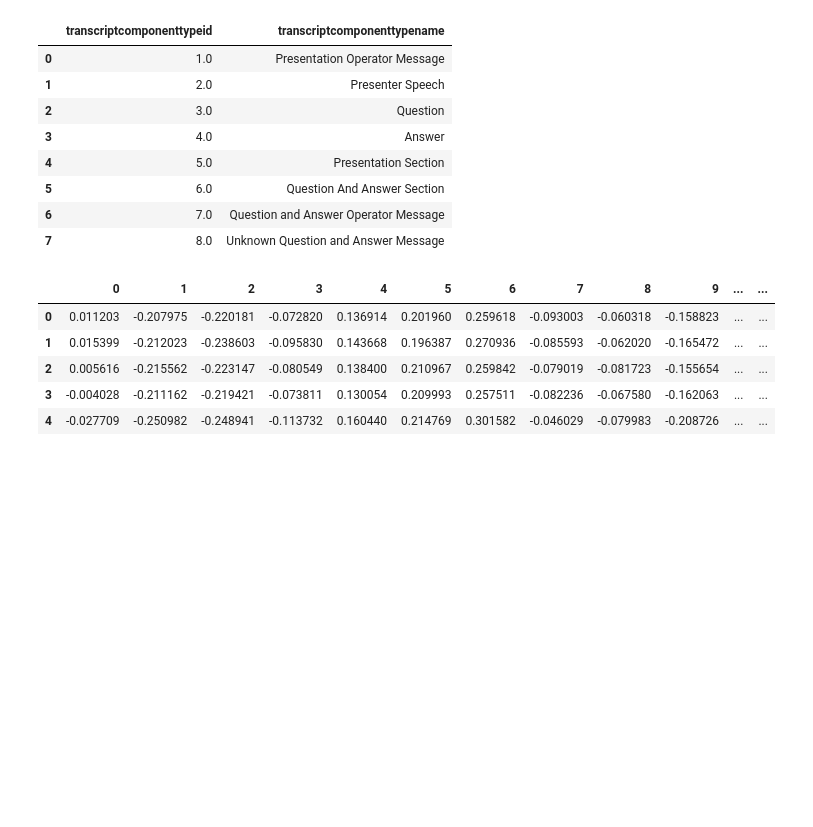
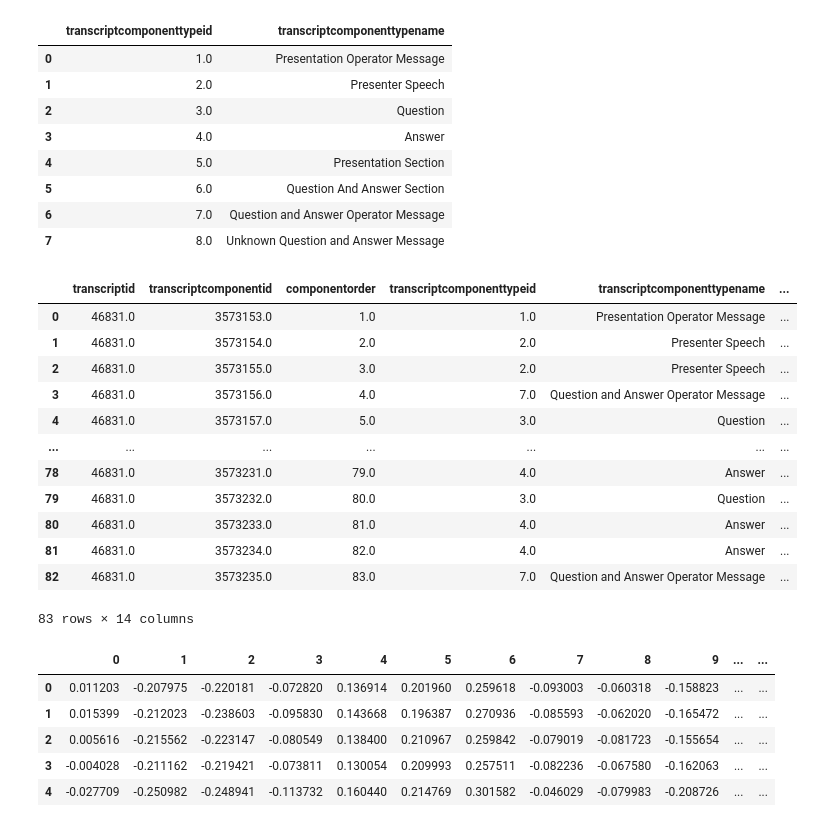
Before and after one commit to GeminiLn/Cross_Document, a Jupyter notebook: notebooks/3.0-concept-construct.ipynb, the cells around one changed output. Saved outputs shown, nothing was run; the diff lists cells and outputs as text; code cells hidden in the pictures; blank space fills up the shorter version.

```diff
--- a/notebooks/3.0-concept-construct.ipynb
+++ b/notebooks/3.0-concept-construct.ipynb
@@ -249,6 +249,22 @@ componenttype
 # %%
 data = pd.read_feather('../data/sample/transcripts/46831.feather')
 embedding = json.load(open('../data/sample/transcripts/46831_embedding.json'))
+# %%
+data
+# %% [output]
+|  | transcriptid | transcriptcomponentid | componentorder | transcriptcomponenttypeid | transcriptcomponenttypename | ... |
+| 0 | 46831.0 | 3573153.0 | 1.0 | 1.0 | Presentation Operator Message | ... |
+| 1 | 46831.0 | 3573154.0 | 2.0 | 2.0 | Presenter Speech | ... |
+| 2 | 46831.0 | 3573155.0 | 3.0 | 2.0 | Presenter Speech | ... |
+| 3 | 46831.0 | 3573156.0 | 4.0 | 7.0 | Question and Answer Operator Message | ... |
+| 4 | 46831.0 | 3573157.0 | 5.0 | 3.0 | Question | ... |
+| ... | ... | ... | ... | ... | ... | ... |
+| 78 | 46831.0 | 3573231.0 | 79.0 | 4.0 | Answer | ... |
+| 79 | 46831.0 | 3573232.0 | 80.0 | 3.0 | Question | ... |
+| 80 | 46831.0 | 3573233.0 | 81.0 | 4.0 | Answer | ... |
+| 81 | 46831.0 | 3573234.0 | 82.0 | 4.0 | Answer | ... |
+| 82 | 46831.0 | 3573235.0 | 83.0 | 7.0 | Question and Answer Operator Message | ... |
+83 rows × 14 columns
 # %%
 pd.DataFrame(embedding['3573153'])
 # %% [output]
```
Also changed, not shown: parts of 3 cells of this notebook.
